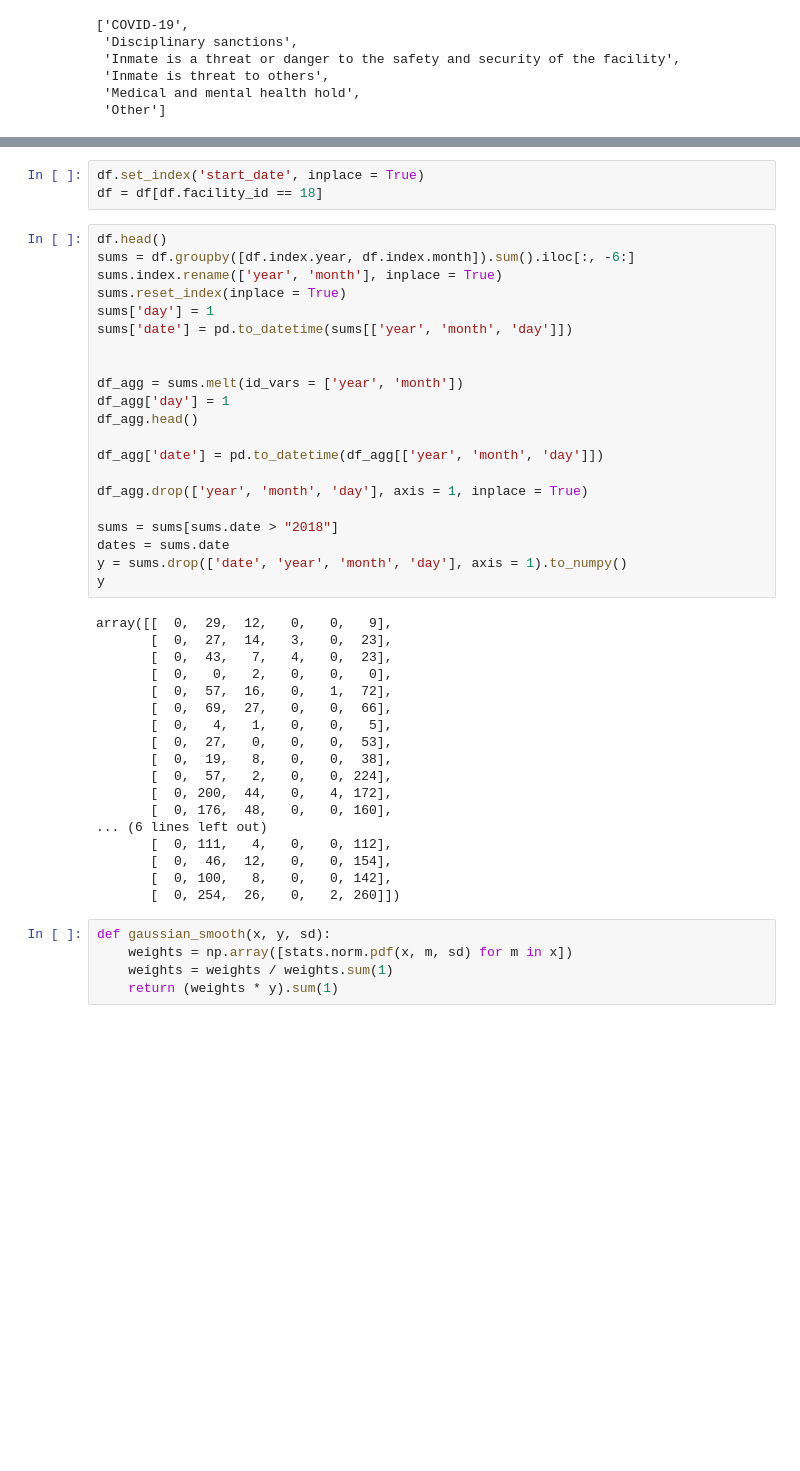
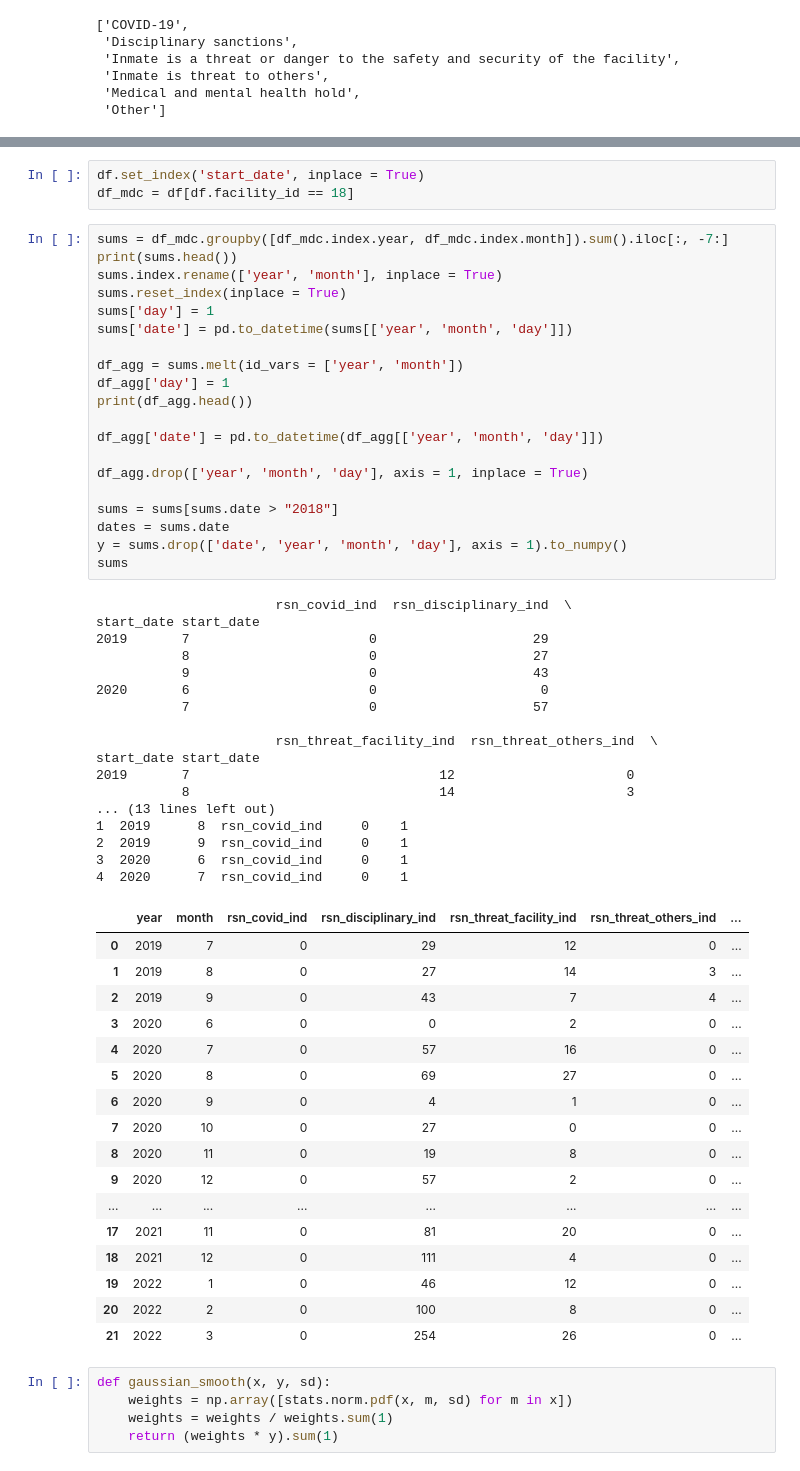
Before and after one commit to tfarkas86/aclu-nm-solitary-confinement, a Jupyter notebook: code/solitary-confinement-explore.ipynb, the cells around one changed output, grey strips where cells are left out. Saved outputs shown, nothing was run; the diff lists cells and outputs as text; blank space fills up the shorter version.

```diff
--- a/code/solitary-confinement-explore.ipynb
+++ b/code/solitary-confinement-explore.ipynb
@@ -55,46 +56,62 @@ df.head(5)
 | 4 | 2022-03-31 | NaT | ['Other'] | Male | Hispanic | 60 | 18 | Metropolitan Detention Center | Jail | ... |
 # %%
 df.set_index('start_date', inplace = True)
-df = df[df.facility_id == 18]
+df_mdc = df[df.facility_id == 18]
 # %%
-df.head()
-sums = df.groupby([df.index.year, df.index.month]).sum().iloc[:, -6:]
+sums = df_mdc.groupby([df_mdc.index.year, df_mdc.index.month]).sum().iloc[:, -7:]
+print(sums.head())
 sums.index.rename(['year', 'month'], inplace = True)
 sums.reset_index(inplace = True)
 sums['day'] = 1
 sums['date'] = pd.to_datetime(sums[['year', 'month', 'day']])
 
-
 df_agg = sums.melt(id_vars = ['year', 'month'])
 df_agg['day'] = 1
-df_agg.head()
+print(df_agg.head())
 
 df_agg['date'] = pd.to_datetime(df_agg[['year', 'month', 'day']])
 
 df_agg.drop(['year', 'month', 'day'], axis = 1, inplace = True)
 
 sums = sums[sums.date > "2018"]
 dates = sums.date
 y = sums.drop(['date', 'year', 'month', 'day'], axis = 1).to_numpy()
-y
+sums
 # %% [output]
-array([[  0,  29,  12,   0,   0,   9],
-       [  0,  27,  14,   3,   0,  23],
-       [  0,  43,   7,   4,   0,  23],
-       [  0,   0,   2,   0,   0,   0],
-       [  0,  57,  16,   0,   1,  72],
-       [  0,  69,  27,   0,   0,  66],
-       [  0,   4,   1,   0,   0,   5],
-       [  0,  27,   0,   0,   0,  53],
-       [  0,  19,   8,   0,   0,  38],
-       [  0,  57,   2,   0,   0, 224],
-       [  0, 200,  44,   0,   4, 172],
-       [  0, 176,  48,   0,   0, 160],
-... (6 lines left out)
-       [  0, 111,   4,   0,   0, 112],
-       [  0,  46,  12,   0,   0, 154],
-       [  0, 100,   8,   0,   0, 142],
-       [  0, 254,  26,   0,   2, 260]])
+                       rsn_covid_ind  rsn_disciplinary_ind  \
+start_date start_date
+2019       7                       0                    29
+           8                       0                    27
+           9                       0                    43
+2020       6                       0                     0
+           7                       0                    57
+
+                       rsn_threat_facility_ind  rsn_threat_others_ind  \
+start_date start_date
+2019       7                                12                      0
+           8                                14                      3
+... (13 lines left out)
+1  2019      8  rsn_covid_ind     0    1
+2  2019      9  rsn_covid_ind     0    1
+3  2020      6  rsn_covid_ind     0    1
+4  2020      7  rsn_covid_ind     0    1
+|  | year | month | rsn_covid_ind | rsn_disciplinary_ind | rsn_threat_facility_ind | rsn_threat_others_ind | ... |
+| 0 | 2019 | 7 | 0 | 29 | 12 | 0 | ... |
+| 1 | 2019 | 8 | 0 | 27 | 14 | 3 | ... |
+| 2 | 2019 | 9 | 0 | 43 | 7 | 4 | ... |
+| 3 | 2020 | 6 | 0 | 0 | 2 | 0 | ... |
+| 4 | 2020 | 7 | 0 | 57 | 16 | 0 | ... |
+| 5 | 2020 | 8 | 0 | 69 | 27 | 0 | ... |
+| 6 | 2020 | 9 | 0 | 4 | 1 | 0 | ... |
+| 7 | 2020 | 10 | 0 | 27 | 0 | 0 | ... |
+| 8 | 2020 | 11 | 0 | 19 | 8 | 0 | ... |
+| 9 | 2020 | 12 | 0 | 57 | 2 | 0 | ... |
+| ... | ... | ... | ... | ... | ... | ... | ... |
+| 17 | 2021 | 11 | 0 | 81 | 20 | 0 | ... |
+| 18 | 2021 | 12 | 0 | 111 | 4 | 0 | ... |
+| 19 | 2022 | 1 | 0 | 46 | 12 | 0 | ... |
+| 20 | 2022 | 2 | 0 | 100 | 8 | 0 | ... |
+| 21 | 2022 | 3 | 0 | 254 | 26 | 0 | ... |
 # %%
 def gaussian_smooth(x, y, sd):
     weights = np.array([stats.norm.pdf(x, m, sd) for m in x])
```
Also changed, not shown: parts of 3 cells of this notebook.
